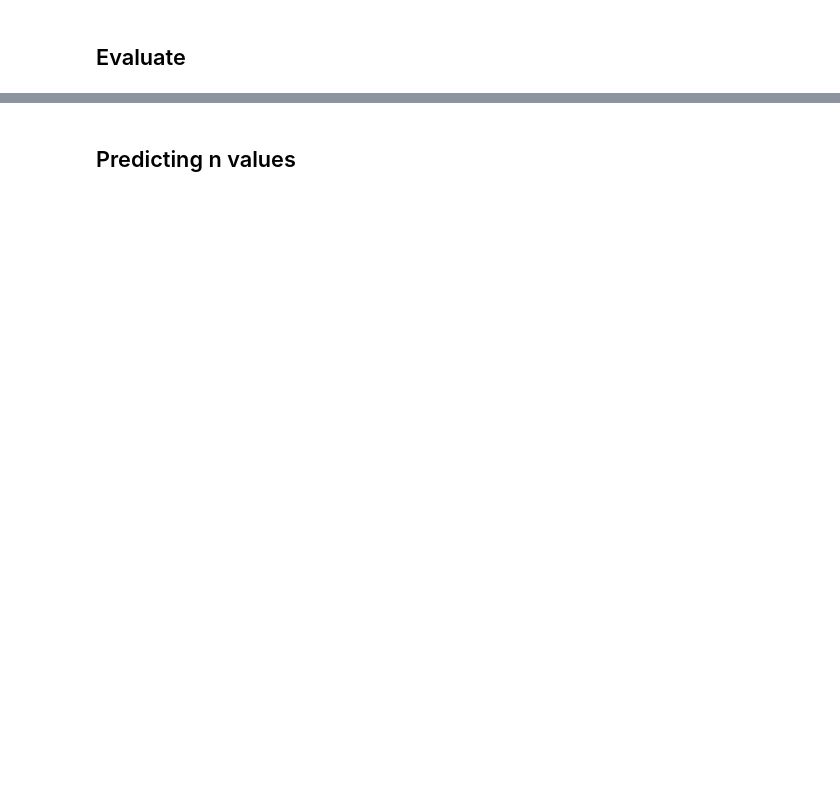
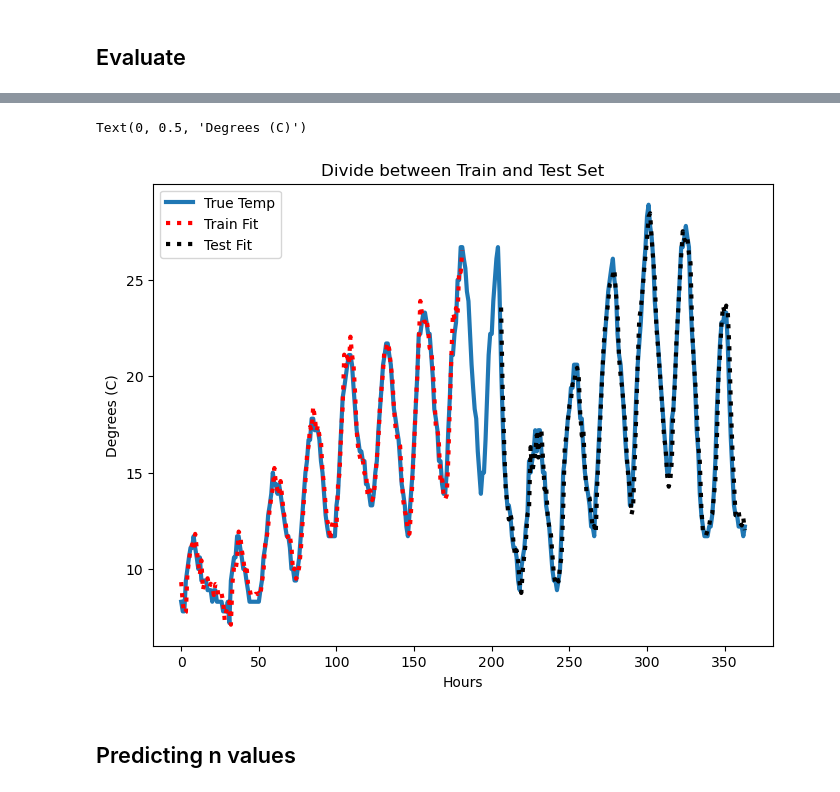
Before and after one commit to gitdylanj/phys417finalproject, a Jupyter notebook: dylan/multivariable RNN2.0.ipynb, the cells around one changed output, grey strips where cells are left out. Cells and saved outputs as stored; diff of their text form; code cells hidden in the pictures; blank space fills up the shorter version.

```diff
--- a/dylan/multivariable RNN2.0.ipynb
+++ b/dylan/multivariable RNN2.0.ipynb
@@ -249,3 +249,17 @@ plt.show()
+# %%
+fig, ax = plt.subplots(figsize=(8, 6))
+# Get data
+in_between = timeseries[train_size - (365//2):train_size + (365//2), 0]
+ax.plot(in_between*sig+mea, linewidth=3, label='True Temp')
+ax.plot(train_plot[train_size - (365//2):train_size + (365//2),0]*sig+mea, c='r', label='Train Fit', linestyle=':', linewidth=3)
+ax.plot(test_plot[train_size - (365//2):train_size + (365//2),0]*sig+mea, c='black', label='Test Fit', linestyle=':', linewidth=3)
+ax.legend(loc='upper left')
+ax.set_title('Divide between Train and Test Set')
+ax.set_xlabel('Hours')
+ax.set_ylabel('Degrees (C)')
+# %% [output]
+Text(0, 0.5, 'Degrees (C)')
+[figure, added]
 # %% [markdown]
 ## Predicting n values
 # %%
```
Also changed, not shown: parts of 14 cells of this notebook, 2 other files.
